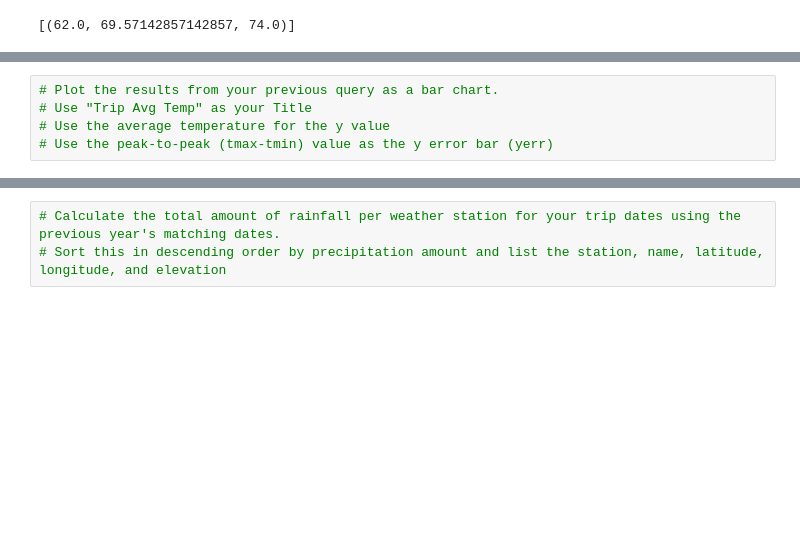
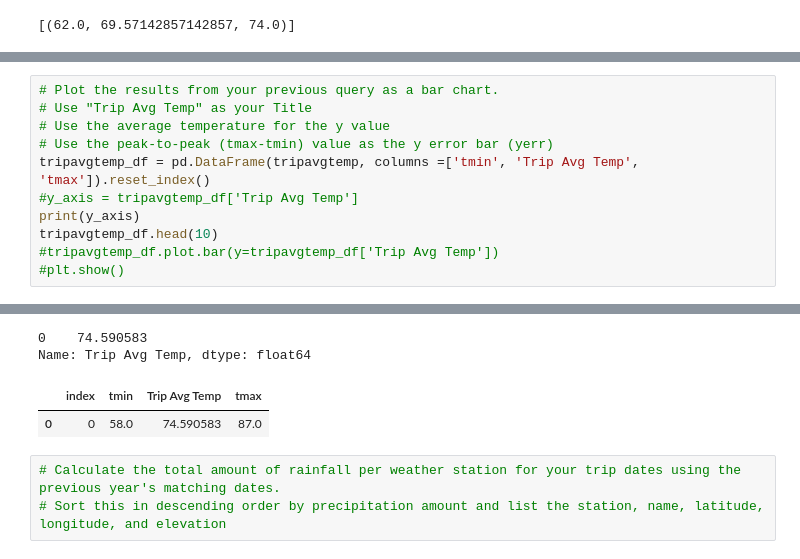
Before and after one commit to jwantrob/SQLAlchemy, a Jupyter notebook: climate_starter.ipynb, the cells around one changed output, grey strips where cells are left out. Saved outputs shown, nothing was run; the diff lists cells and outputs as text; blank space fills up the shorter version.

```diff
--- a/climate_starter.ipynb
+++ b/climate_starter.ipynb
@@ -183,4 +187,10 @@ print(calc_temps('2012-02-28', '2012-03-05'))
 # Use "Trip Avg Temp" as your Title
 # Use the average temperature for the y value
 # Use the peak-to-peak (tmax-tmin) value as the y error bar (yerr)
+tripavgtemp_df = pd.DataFrame(tripavgtemp, columns =['tmin', 'Trip Avg Temp', 'tmax']).reset_index()
+#y_axis = tripavgtemp_df['Trip Avg Temp']
+print(y_axis)
+tripavgtemp_df.head(10)
+#tripavgtemp_df.plot.bar(y=tripavgtemp_df['Trip Avg Temp'])
+#plt.show()
 # %% [output]
@@ -189,3 +197,7 @@ print(calc_temps('2012-02-28', '2012-03-05'))
+0    74.590583
+Name: Trip Avg Temp, dtype: float64
+|  | index | tmin | Trip Avg Temp | tmax |
+| 0 | 0 | 58.0 | 74.590583 | 87.0 |
 # %%
 # Calculate the total amount of rainfall per weather station for your trip dates using the previous year's matching dates.
 # Sort this in descending order by precipitation amount and list the station, name, latitude, longitude, and elevation
```
Also changed, not shown: parts of 4 cells of this notebook.
